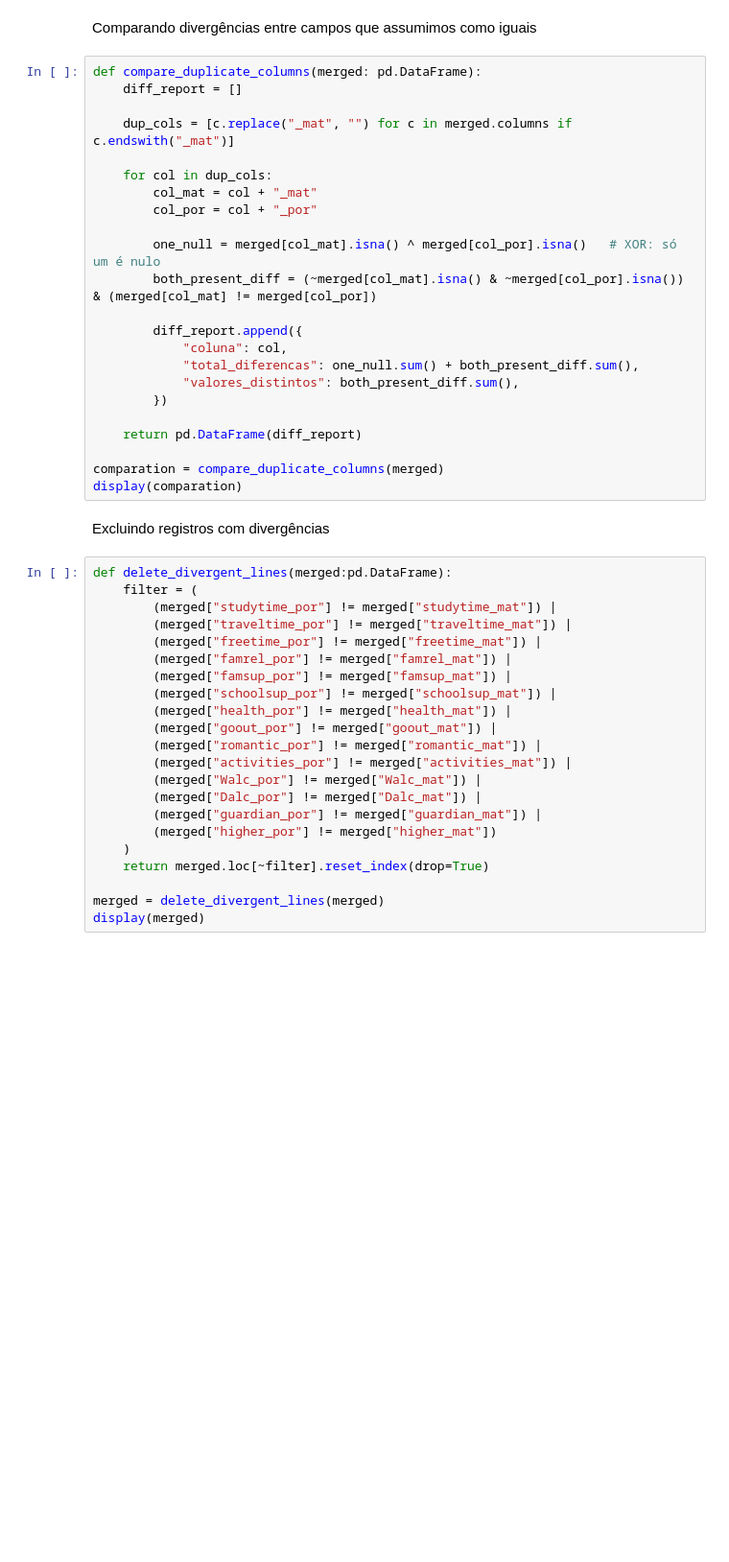
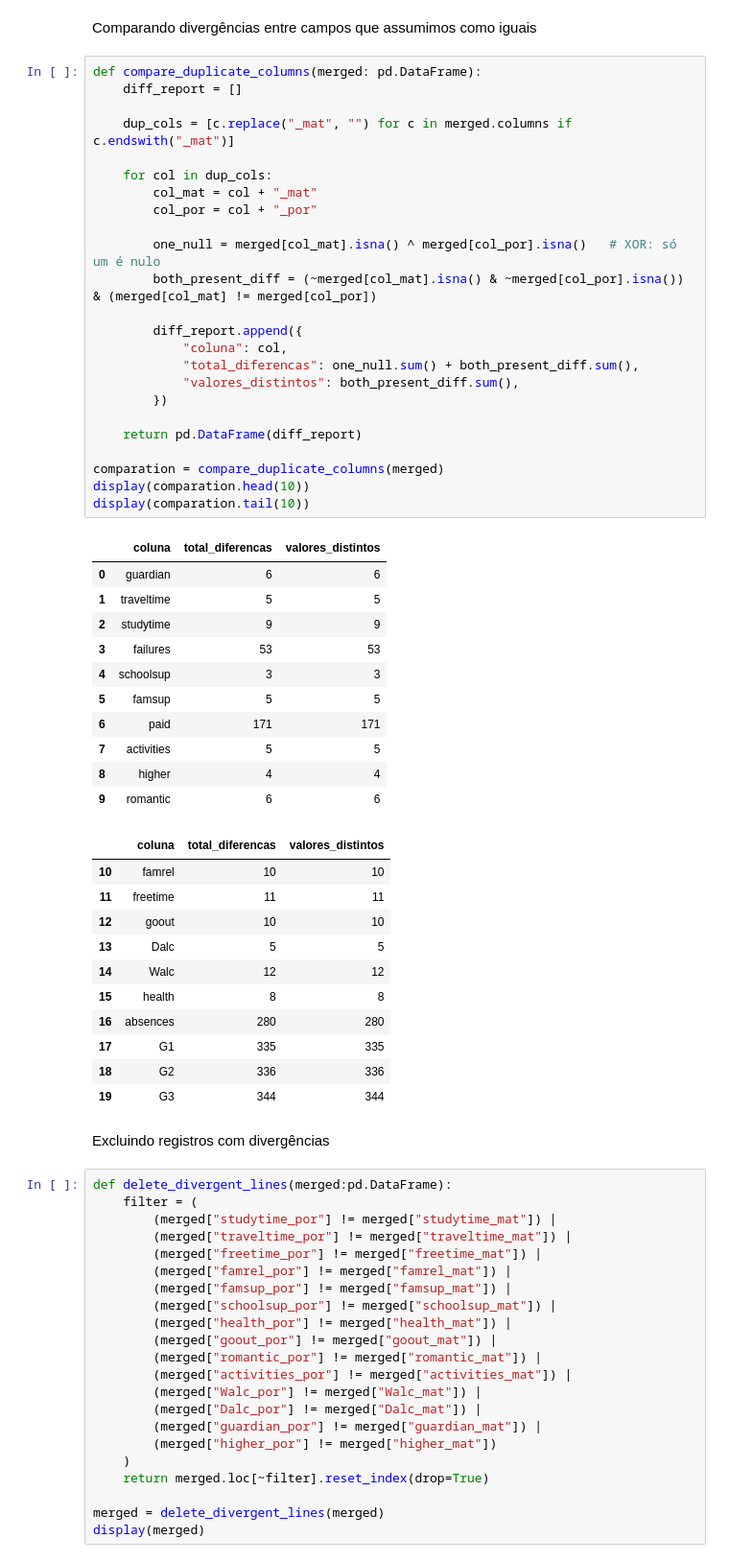
Before and after one commit to gl4a-Veloso/materiais-mqam, a Jupyter notebook: merge.ipynb, the cells around one changed output. Shown at 96% size. Saved outputs shown, nothing was run; the diff lists cells and outputs as text; blank space fills up the shorter version.

```diff
--- a/merge.ipynb
+++ b/merge.ipynb
@@ -18,26 +33,50 @@ Comparando divergências entre campos que assumimos como iguais
 # %%
 def compare_duplicate_columns(merged: pd.DataFrame):
     diff_report = []
 
     dup_cols = [c.replace("_mat", "") for c in merged.columns if c.endswith("_mat")]
 
     for col in dup_cols:
         col_mat = col + "_mat"
         col_por = col + "_por"
 
         one_null = merged[col_mat].isna() ^ merged[col_por].isna()   # XOR: só um é nulo
         both_present_diff = (~merged[col_mat].isna() & ~merged[col_por].isna()) & (merged[col_mat] != merged[col_por])
 
         diff_report.append({
             "coluna": col,
             "total_diferencas": one_null.sum() + both_present_diff.sum(),
             "valores_distintos": both_present_diff.sum(),
         })
 
     return pd.DataFrame(diff_report)
 
 comparation = compare_duplicate_columns(merged)
-display(comparation)
+display(comparation.head(10))
+display(comparation.tail(10))
+# %% [output]
+|  | coluna | total_diferencas | valores_distintos |
+| 0 | guardian | 6 | 6 |
+| 1 | traveltime | 5 | 5 |
+| 2 | studytime | 9 | 9 |
+| 3 | failures | 53 | 53 |
+| 4 | schoolsup | 3 | 3 |
+| 5 | famsup | 5 | 5 |
+| 6 | paid | 171 | 171 |
+| 7 | activities | 5 | 5 |
+| 8 | higher | 4 | 4 |
+| 9 | romantic | 6 | 6 |
+|  | coluna | total_diferencas | valores_distintos |
+| 10 | famrel | 10 | 10 |
+| 11 | freetime | 11 | 11 |
+| 12 | goout | 10 | 10 |
+| 13 | Dalc | 5 | 5 |
+| 14 | Walc | 12 | 12 |
+| 15 | health | 8 | 8 |
+| 16 | absences | 280 | 280 |
+| 17 | G1 | 335 | 335 |
+| 18 | G2 | 336 | 336 |
+| 19 | G3 | 344 | 344 |
 # %% [markdown]
 Excluindo registros com divergências
 # %%
```
Also changed, not shown: parts of 5 cells of this notebook, 1 other file.
